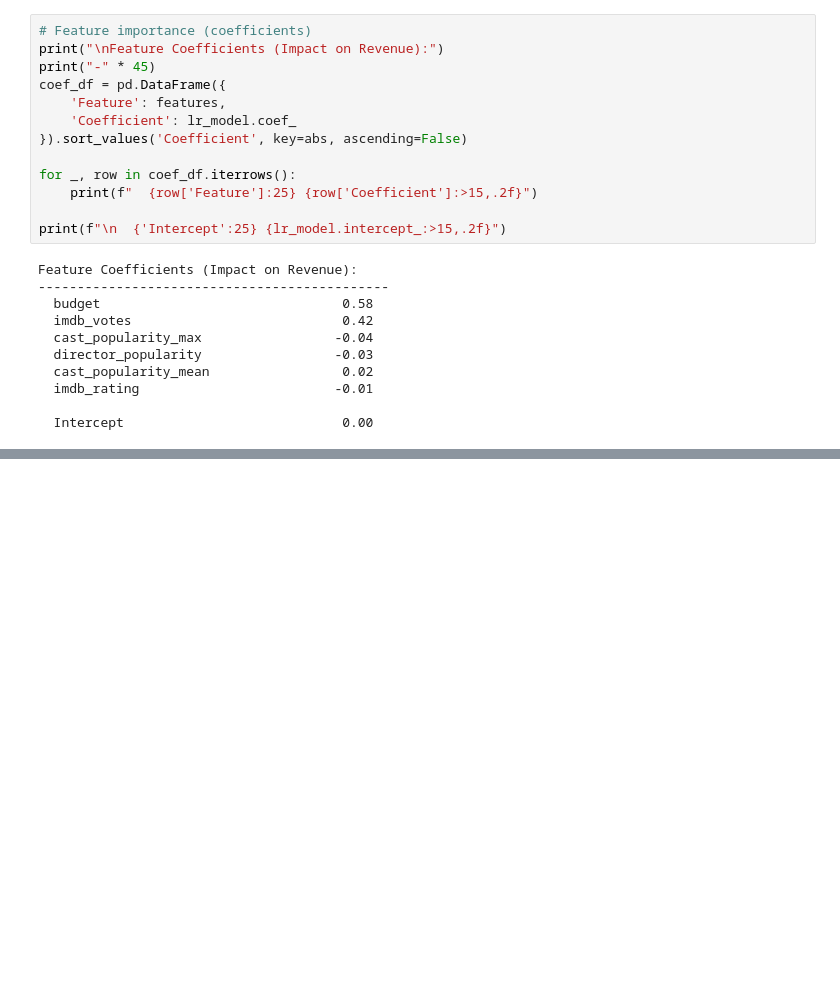
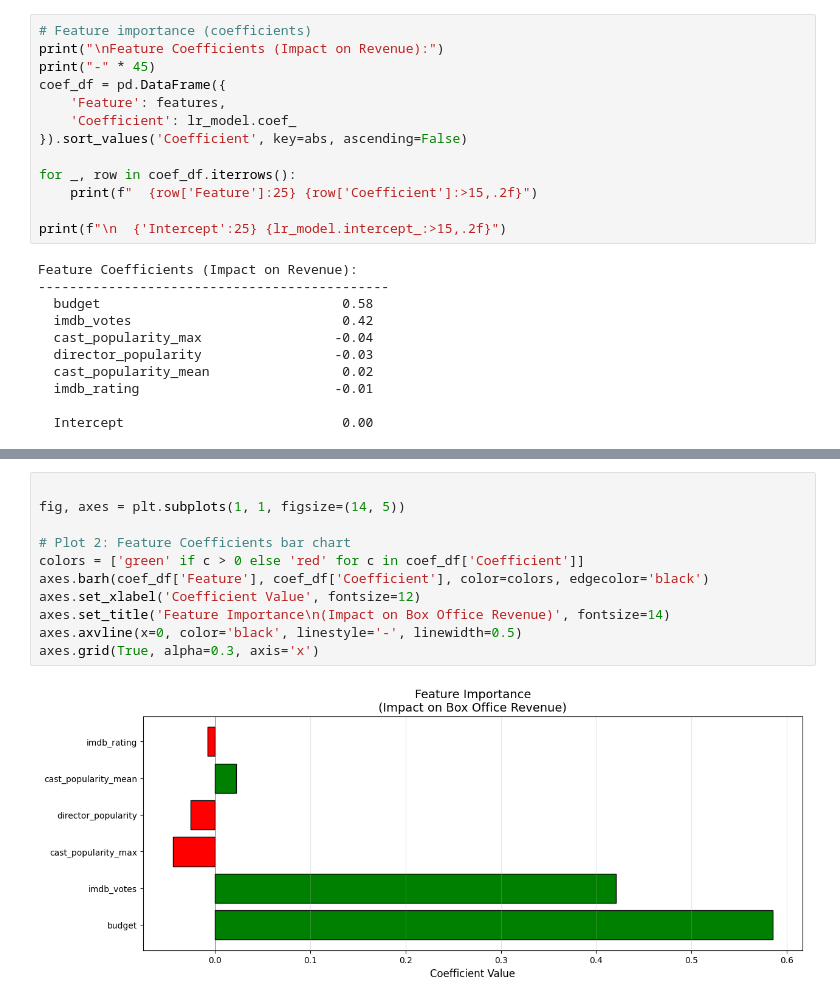
Before and after one commit to Darth-218/entertainment-analysis, a Jupyter notebook: notebooks/05-regression.ipynb, the cells around one changed output, grey strips where cells are left out. Cells and saved outputs as stored; diff of their text form; blank space fills up the shorter version.

```diff
--- a/notebooks/05-regression.ipynb
+++ b/notebooks/05-regression.ipynb
@@ -139,0 +129,13 @@ plt.show()
+# %%
+
+fig, axes = plt.subplots(1, 1, figsize=(14, 5))
+
+# Plot 2: Feature Coefficients bar chart
+colors = ['green' if c > 0 else 'red' for c in coef_df['Coefficient']]
+axes.barh(coef_df['Feature'], coef_df['Coefficient'], color=colors, edgecolor='black')
+axes.set_xlabel('Coefficient Value', fontsize=12)
+axes.set_title('Feature Importance\n(Impact on Box Office Revenue)', fontsize=14)
+axes.axvline(x=0, color='black', linestyle='-', linewidth=0.5)
+axes.grid(True, alpha=0.3, axis='x')
+# %% [output]
+[figure, added]
```
Also changed, not shown: parts of 1 cell of this notebook, 1 other file.
